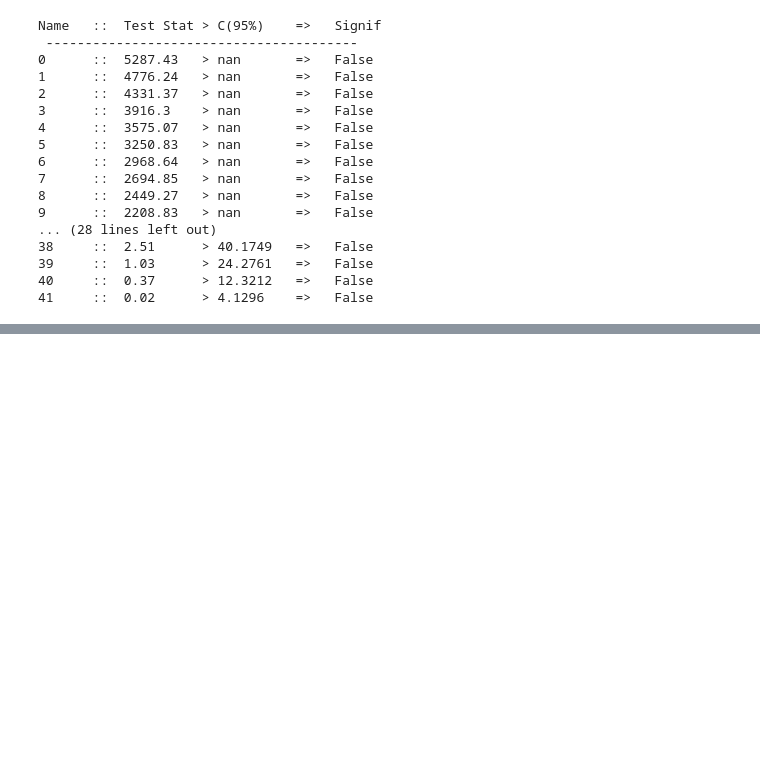
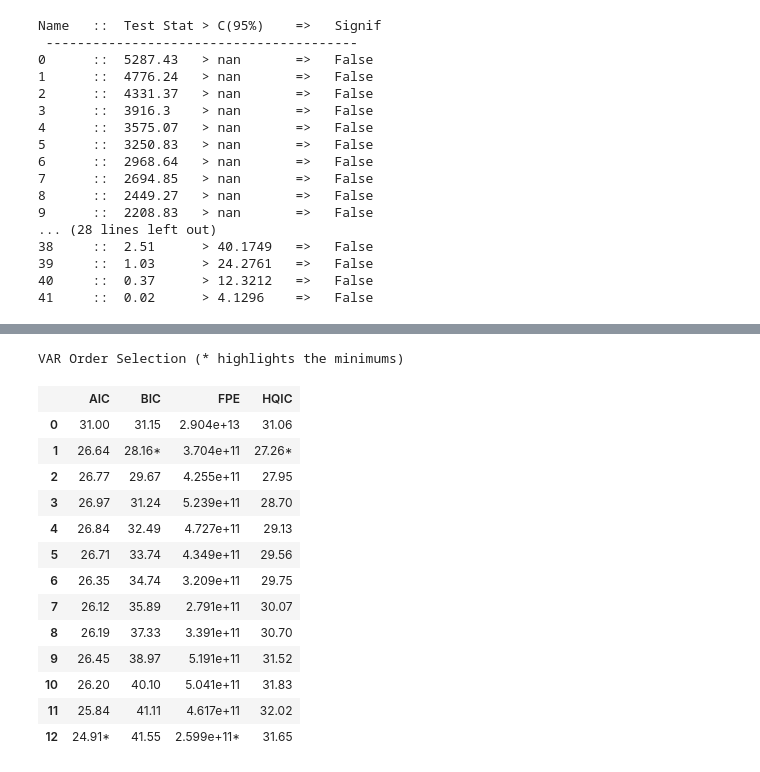
Before and after one commit to Angps1995/Spatial-Temporal-Models-for-delivery-demand-forecast, a Jupyter notebook: Models/VAR_Model.ipynb, the cells around one changed output, grey strips where cells are left out. Saved outputs shown, nothing was run; the diff lists cells and outputs as text; code cells hidden in the pictures; blank space fills up the shorter version.

```diff
--- a/Models/VAR_Model.ipynb
+++ b/Models/VAR_Model.ipynb
@@ -108,3 +108,8 @@ def adfuller_test(series, signif=0.05, name='', verbose=False):
         print(f" => P-Value = {p_value}. Weak evidence to reject the Null Hypothesis.")
         print(f" => Series is Non-Stationary.")
     return True if p_value <= signif else False
+# %%
+#Test stationarity of clustering group (9)
+cluster = pd.read_csv(data_dir + 'cluster_df.csv')
+cluster = cluster.iloc[:,1:]
+cluster.head()
@@ -141,3 +164,6 @@ True
 # %%
 #model = VAR(train_df)
-model = VAR(df_differenced)
+model = VAR(cluster)
+# %%
+result = model.fit(maxlags=12)
+result.summary()
@@ -150,8 +194,24 @@ for i in [1,2]:
     print('FPE : ', result.fpe)
     print('HQIC: ', result.hqic, '\n')
 # %%
-x = model.select_order(maxlags=2)
+x = model.select_order(maxlags=12)
 x.summary()
+# %% [output]
+VAR Order Selection (* highlights the minimums)
+|  | AIC | BIC | FPE | HQIC |
+| 0 | 31.00 | 31.15 | 2.904e+13 | 31.06 |
+| 1 | 26.64 | 28.16* | 3.704e+11 | 27.26* |
+| 2 | 26.77 | 29.67 | 4.255e+11 | 27.95 |
+| 3 | 26.97 | 31.24 | 5.239e+11 | 28.70 |
+| 4 | 26.84 | 32.49 | 4.727e+11 | 29.13 |
+| 5 | 26.71 | 33.74 | 4.349e+11 | 29.56 |
+| 6 | 26.35 | 34.74 | 3.209e+11 | 29.75 |
+| 7 | 26.12 | 35.89 | 2.791e+11 | 30.07 |
+| 8 | 26.19 | 37.33 | 3.391e+11 | 30.70 |
+| 9 | 26.45 | 38.97 | 5.191e+11 | 31.52 |
+| 10 | 26.20 | 40.10 | 5.041e+11 | 31.83 |
+| 11 | 25.84 | 41.11 | 4.617e+11 | 32.02 |
+| 12 | 24.91* | 41.55 | 2.599e+11* | 31.65 |
 # %%
 model_fitted = model.fit(2)
 #model_fitted.summary()
```
Also changed, not shown: parts of 20 cells of this notebook, 22 other files.
